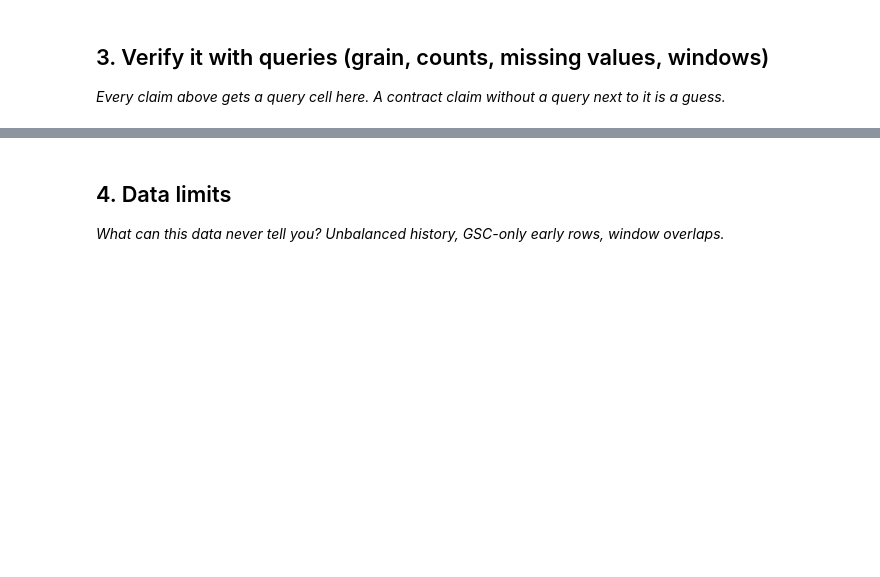
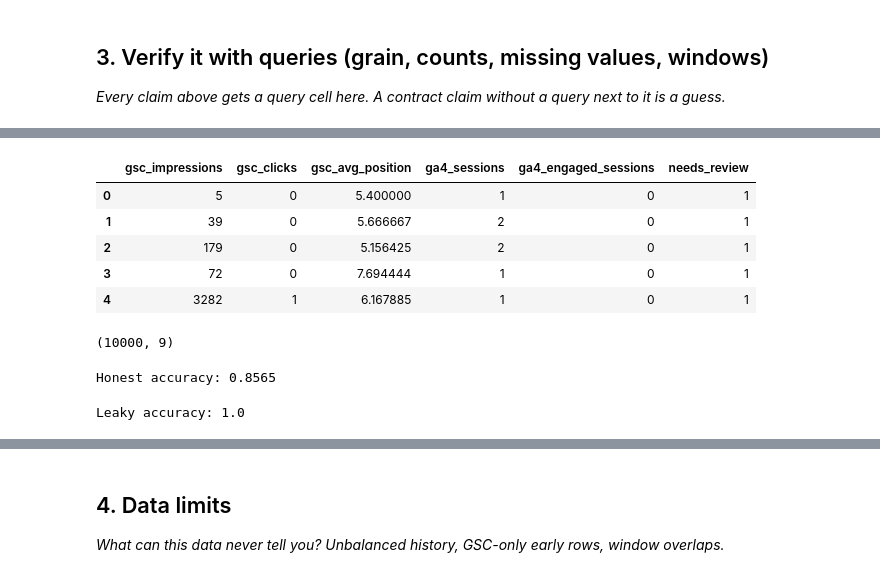
Before and after one commit to Jaivarshini-06/flyrank-ml-internship-jaivarshini, a Jupyter notebook: work/notebooks/w03_data_contract.ipynb, the cells around one changed output, grey strips where cells are left out. Saved outputs shown, nothing was run; the diff lists cells and outputs as text; code cells hidden in the pictures; blank space fills up the shorter version.

```diff
--- a/work/notebooks/w03_data_contract.ipynb
+++ b/work/notebooks/w03_data_contract.ipynb
@@ -29,0 +188,80 @@ This skeleton is yours to fill. Work the sections **in order** — each one has
+# %%
+feature_frame["needs_review"] = (
+    feature_frame["ga4_engaged_sessions"] == 0
+).astype(int)
+
+feature_frame[[
+    "gsc_impressions",
+    "gsc_clicks",
+    "gsc_avg_position",
+    "ga4_sessions",
+    "ga4_engaged_sessions",
+    "needs_review"
+]].head()
+# %% [output]
+|  | gsc_impressions | gsc_clicks | gsc_avg_position | ga4_sessions | ga4_engaged_sessions | needs_review |
+| 0 | 5 | 0 | 5.400000 | 1 | 0 | 1 |
+| 1 | 39 | 0 | 5.666667 | 2 | 0 | 1 |
+| 2 | 179 | 0 | 5.156425 | 2 | 0 | 1 |
+| 3 | 72 | 0 | 7.694444 | 1 | 0 | 1 |
+| 4 | 3282 | 1 | 6.167885 | 1 | 0 | 1 |
+# %%
+model_data = feature_frame.dropna().copy()
+model_data.shape
+# %% [output]
+(10000, 9)
+# %%
+from sklearn.model_selection import train_test_split
+from sklearn.ensemble import RandomForestClassifier
+from sklearn.metrics import accuracy_score
+
+features = [
+    "gsc_impressions",
+    "gsc_clicks",
+    "gsc_avg_position",
+    "ga4_sessions"
+]
+
+X = model_data[features]
+y = model_data["needs_review"]
+
+X_train, X_test, y_train, y_test = train_test_split(
+    X, y, test_size=0.2, random_state=42
+)
+
+model = RandomForestClassifier(random_state=42)
+model.fit(X_train, y_train)
+
+honest_predictions = model.predict(X_test)
+honest_score = accuracy_score(y_test, honest_predictions)
+
+print("Honest accuracy:", honest_score)
+# %% [output]
+Honest accuracy: 0.8565
+# %%
+model_data["leaky_label_copy"] = model_data["needs_review"]
+
+leaky_features = [
+    "gsc_impressions",
+    "gsc_clicks",
+    "gsc_avg_position",
+    "ga4_sessions",
+    "leaky_label_copy"
+]
+
+X_leaky = model_data[leaky_features]
+y = model_data["needs_review"]
+
+X_train, X_test, y_train, y_test = train_test_split(
+    X_leaky, y, test_size=0.2, random_state=42
+)
+
+leaky_model = RandomForestClassifier(random_state=42)
+leaky_model.fit(X_train, y_train)
+
+leaky_predictions = leaky_model.predict(X_test)
+leaky_score = accuracy_score(y_test, leaky_predictions)
+
+print("Leaky accuracy:", leaky_score)
+# %% [output]
+Leaky accuracy: 1.0
```
Also changed, not shown: parts of 17 cells of this notebook.
